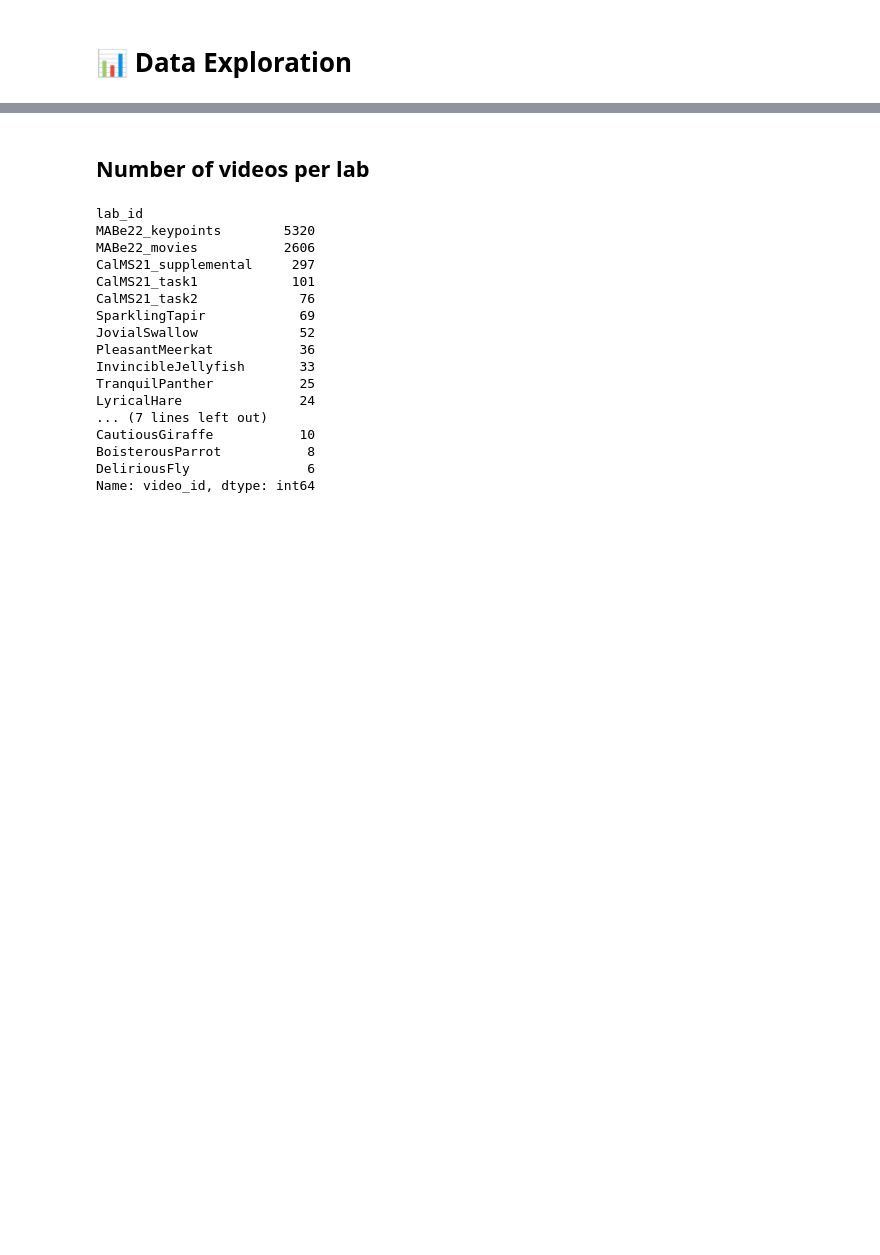
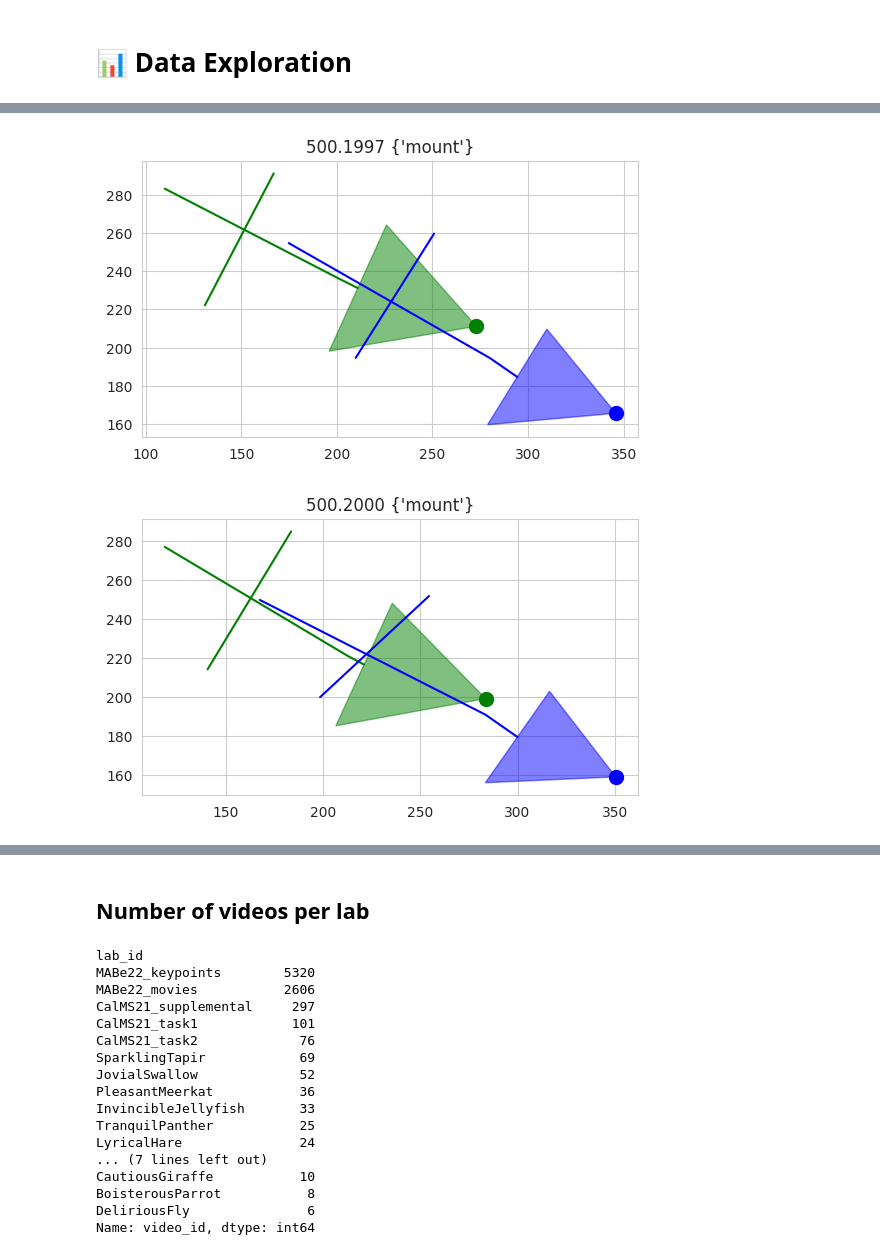
Before and after one commit to seita-f/Kaggle-Mice-Social-Action-Recognition, a Jupyter notebook: notebooks/analysis/EDA.ipynb, the cells around one changed output, grey strips where cells are left out. Saved outputs shown, nothing was run; the diff lists cells and outputs as text; code cells hidden in the pictures; blank space fills up the shorter version.

```diff
--- a/notebooks/analysis/EDA.ipynb
+++ b/notebooks/analysis/EDA.ipynb
@@ -114,0 +261,8 @@ train_tracking_example
+# %%
+# train_df.iloc[500], mount
+visualizer.load_video(500)
+visualizer.plot_frame(1997)
+visualizer.plot_frame(2000)
+# %% [output]
+[figure, added]
+[figure, added]
```
Also changed, not shown: parts of 19 cells of this notebook.
